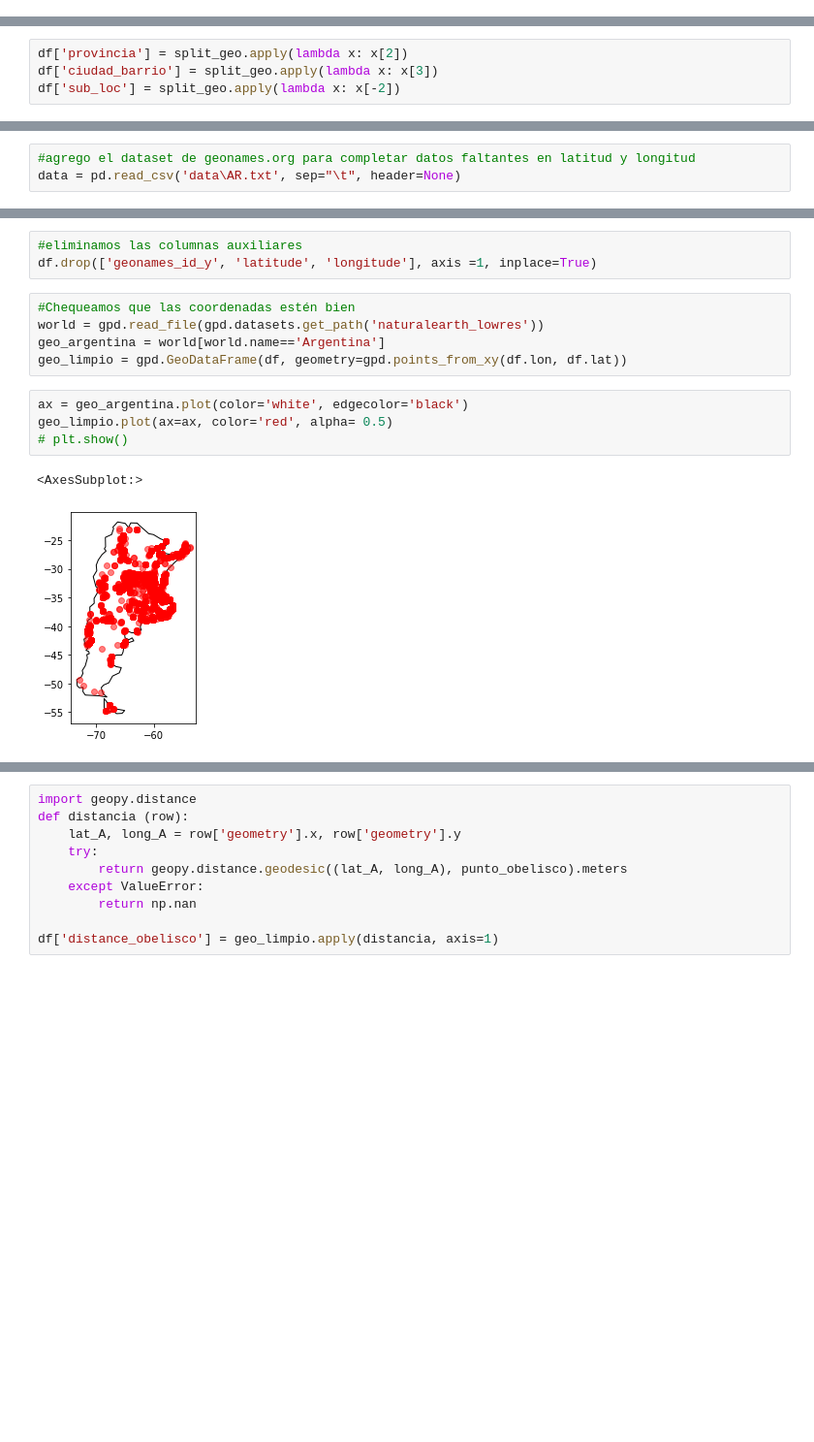
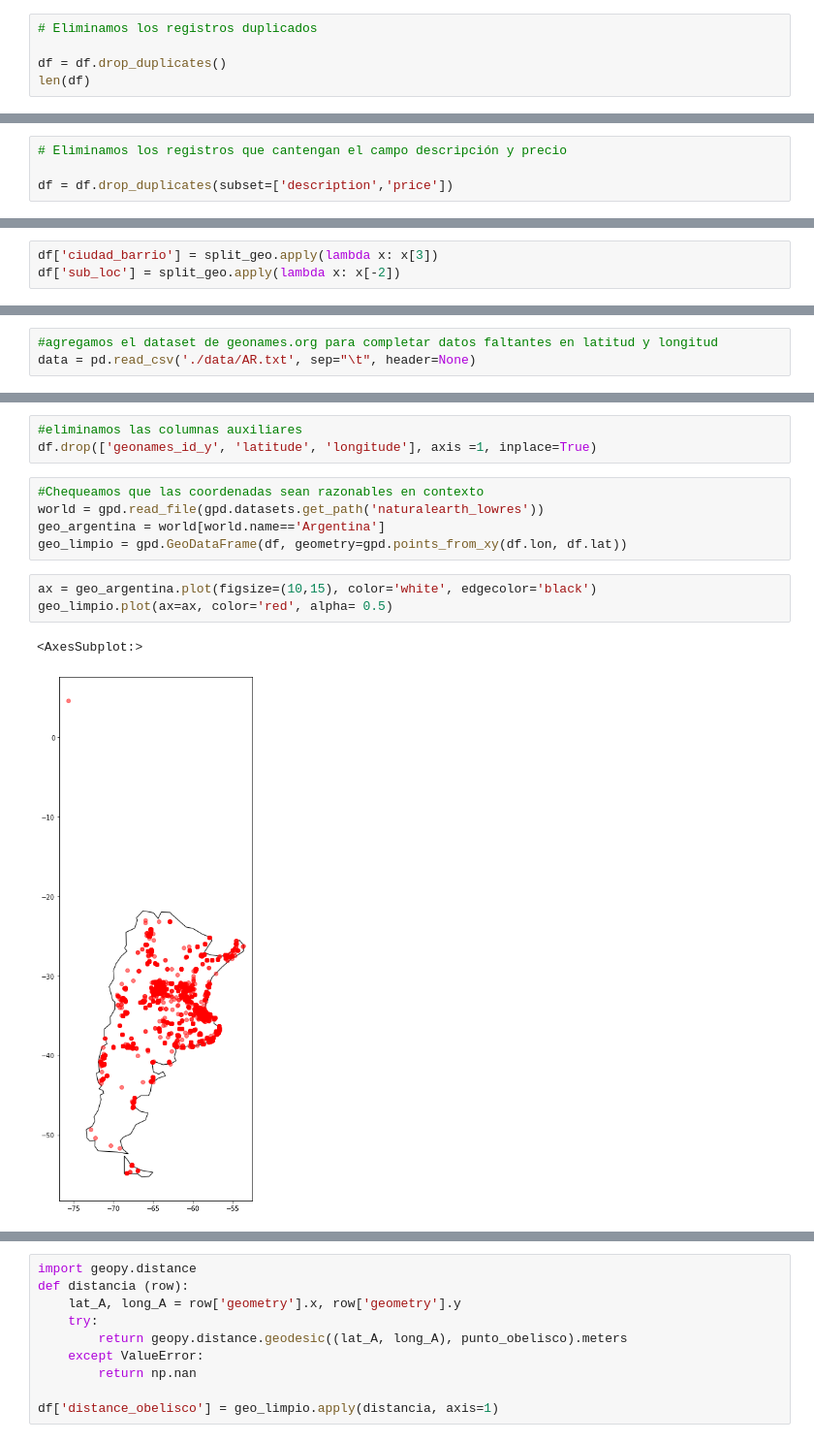
Before and after one commit to soledadh/limpieza_dataset_inmobiliario, a Jupyter notebook: Limpieza_v2.ipynb, the cells around one changed output, grey strips where cells are left out. Shown at 97% size. Saved outputs shown, nothing was run; the diff lists cells and outputs as text; blank space fills up the shorter version.

Commit message:
graphics update

```diff
--- a/Limpieza_v2.ipynb
+++ b/Limpieza_v2.ipynb
@@ -370,0 +143,5 @@ sns.pairplot(df,vars=['price_aprox_usd', 'surface_total_in_m2',
+# %%
+# Eliminamos los registros duplicados
+
+df = df.drop_duplicates()
+len(df)
@@ -370,0 +150,4 @@ sns.pairplot(df,vars=['price_aprox_usd', 'surface_total_in_m2',
+# %%
+# Eliminamos los registros que cantengan el campo descripción y precio
+
+df = df.drop_duplicates(subset=['description','price'])
@@ -636,5 +445,4 @@ Name: place_with_parent_names, Length: 121128, dtype: object
 # %%
-df['provincia'] = split_geo.apply(lambda x: x[2])
 df['ciudad_barrio'] = split_geo.apply(lambda x: x[3])
 df['sub_loc'] = split_geo.apply(lambda x: x[-2])
 # %%
@@ -655,6 +463,6 @@ Name: sub_loc, Length: 1061, dtype: int64
 # %%
-#agrego el dataset de geonames.org para completar datos faltantes en latitud y longitud
-data = pd.read_csv('data\AR.txt', sep="\t", header=None)
+#agregamos el dataset de geonames.org para completar datos faltantes en latitud y longitud
+data = pd.read_csv('./data/AR.txt', sep="\t", header=None)
 # %%
 data.set_axis(['geonames_id', 'name', 'asciiname', 'alternatenames', 'latitude', 'longitude', 'feature_class', 'feature_code', 'country', 'code', 'cc2', 'admin1_code', 'admin2_code', 'admin3_code', 'admin4_code', 'population', 'dem', 'timezone', 'modification date'],axis=1, inplace=True)
 # %%
@@ -818,14 +624,13 @@ array(['San Isidro', 'Tigre', 'General San Martín', 'Berazategui',
 #eliminamos las columnas auxiliares
 df.drop(['geonames_id_y', 'latitude', 'longitude'], axis =1, inplace=True)
 # %%
-#Chequeamos que las coordenadas estén bien
+#Chequeamos que las coordenadas sean razonables en contexto
 world = gpd.read_file(gpd.datasets.get_path('naturalearth_lowres'))
 geo_argentina = world[world.name=='Argentina']
 geo_limpio = gpd.GeoDataFrame(df, geometry=gpd.points_from_xy(df.lon, df.lat))
 # %%
-ax = geo_argentina.plot(color='white', edgecolor='black')
+ax = geo_argentina.plot(figsize=(10,15), color='white', edgecolor='black')
 geo_limpio.plot(ax=ax, color='red', alpha= 0.5)
-# plt.show()
 # %% [output]
 <AxesSubplot:>
-[figure, old version]
+[figure, new version]
```
Also changed, not shown: parts of 230 cells of this notebook.
